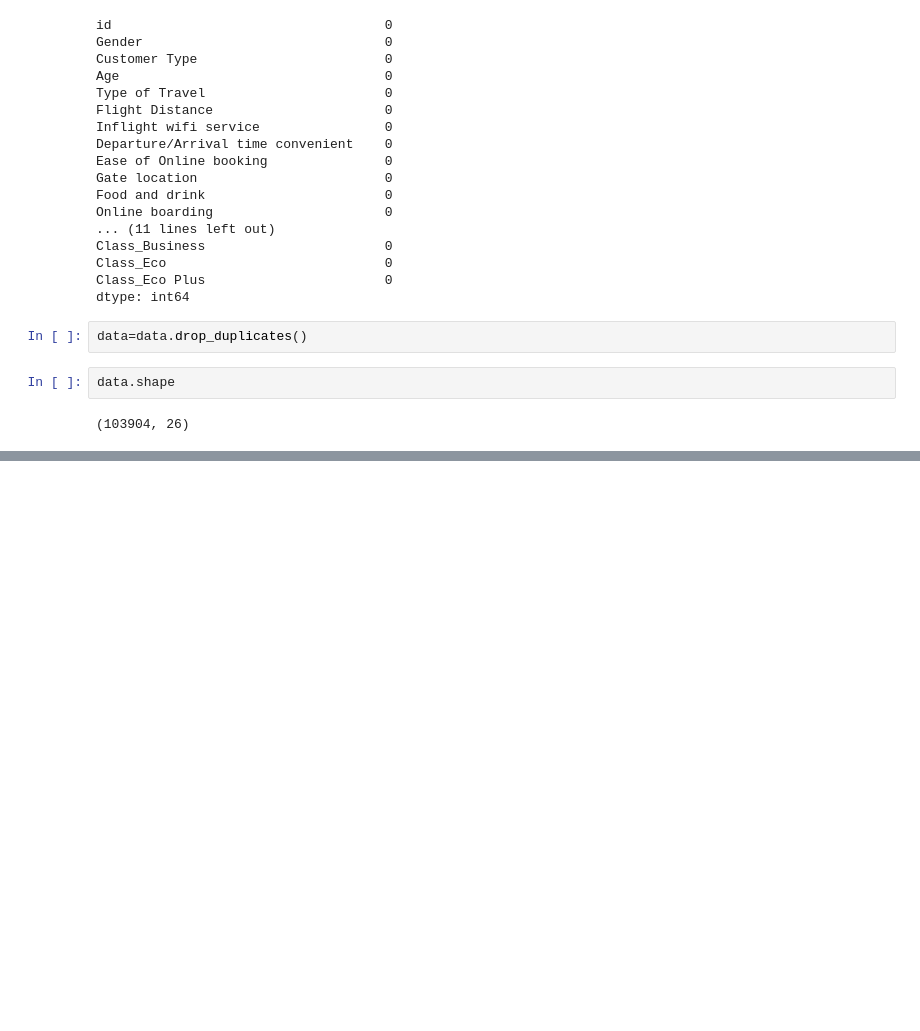
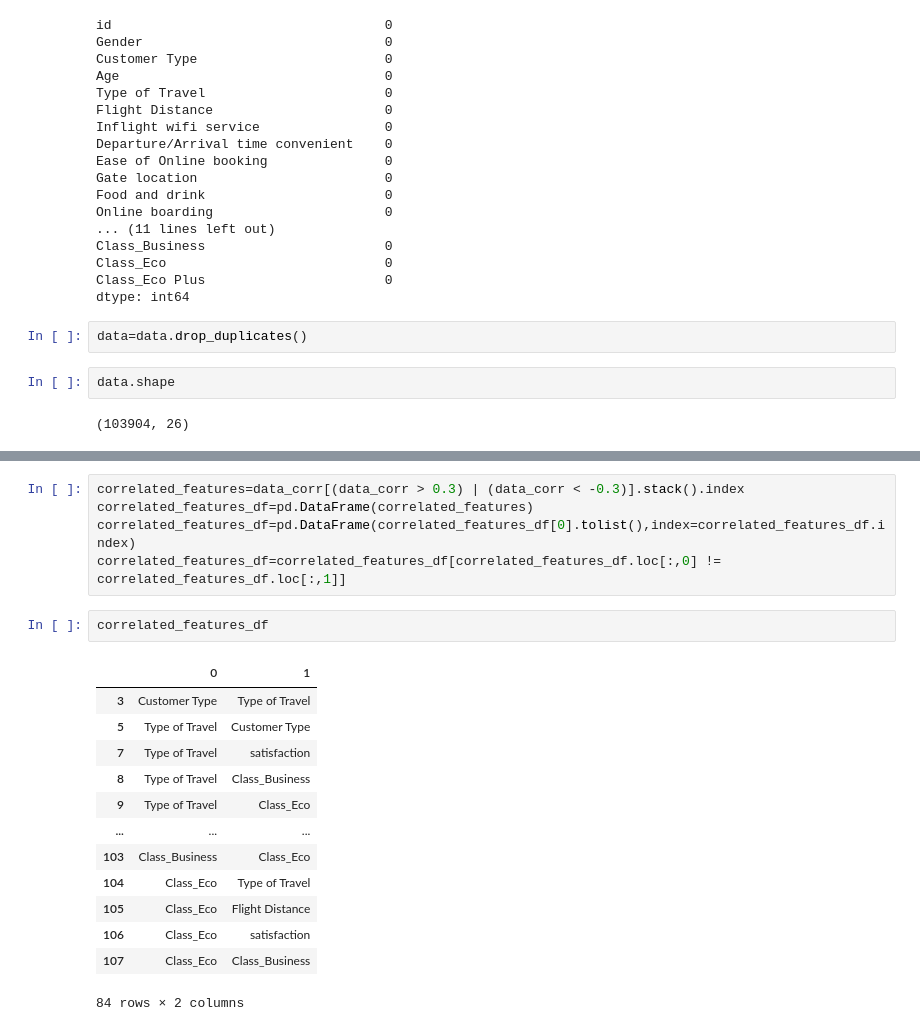
Before and after one commit to ChrisAlex2104/Modeling-and-Inferring-Airline-Passenger-Satisfaction, a Jupyter notebook: Probabilistic models Final Project.ipynb, the cells around one changed output, grey strips where cells are left out. Cells and saved outputs as stored; diff of their text form; blank space fills up the shorter version.

```diff
--- a/Probabilistic models Final Project.ipynb
+++ b/Probabilistic models Final Project.ipynb
@@ -139,0 +146,21 @@ data.shape
+# %%
+correlated_features=data_corr[(data_corr > 0.3) | (data_corr < -0.3)].stack().index
+correlated_features_df=pd.DataFrame(correlated_features)
+correlated_features_df=pd.DataFrame(correlated_features_df[0].tolist(),index=correlated_features_df.index)
+correlated_features_df=correlated_features_df[correlated_features_df.loc[:,0] != correlated_features_df.loc[:,1]]
+# %%
+correlated_features_df
+# %% [output]
+|  | 0 | 1 |
+| 3 | Customer Type | Type of Travel |
+| 5 | Type of Travel | Customer Type |
+| 7 | Type of Travel | satisfaction |
+| 8 | Type of Travel | Class_Business |
+| 9 | Type of Travel | Class_Eco |
+| ... | ... | ... |
+| 103 | Class_Business | Class_Eco |
+| 104 | Class_Eco | Type of Travel |
+| 105 | Class_Eco | Flight Distance |
+| 106 | Class_Eco | satisfaction |
+| 107 | Class_Eco | Class_Business |
+84 rows × 2 columns
```
Also changed, not shown: parts of 3 cells of this notebook.
